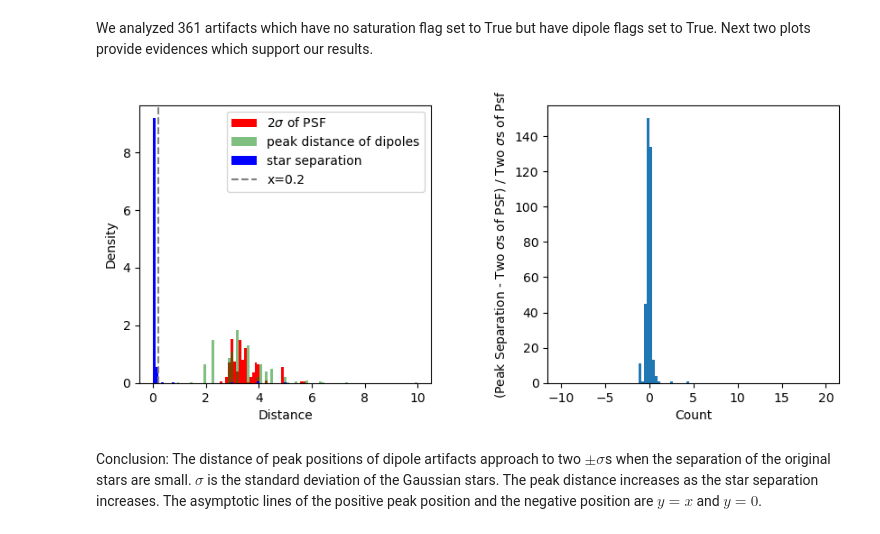
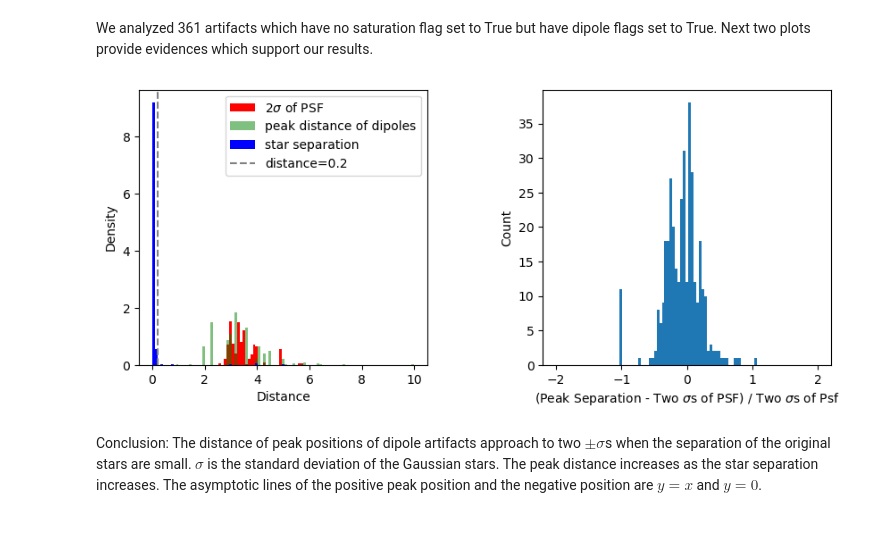
Before and after one commit to LSSTDESC/dia_improvement, a Jupyter notebook: devel/dipoe_separation_within_one_pixel.ipynb, the cells around one changed output. Drawn from its saved outputs; the diff is of its cells as text; code cells hidden in the pictures.

```diff
--- a/devel/dipoe_separation_within_one_pixel.ipynb
+++ b/devel/dipoe_separation_within_one_pixel.ipynb
@@ -365,25 +365,26 @@ df.to_csv('dipole_separation.csv', index=False)
 # %% [markdown]
 We analyzed 361 artifacts which have no saturation flag set to True but have dipole flags set to True. Next two plots provide evidences which support our results.
 # %%
+dipole_sep_df = pd.read_csv('./dipole_separation.csv')
+
 fig, ax = plt.subplots(1, 2, figsize=(10, 4))
 fig.subplots_adjust(wspace=0.4)
-dipole_sep_df = pd.read_csv('./dipole_separation.csv')
 ax[0].hist(dipole_sep_df['psf_sep'], bins=np.linspace(0,10,100), density=True,
          color='r', label='2$\sigma$ of PSF');
 ax[0].hist(dipole_sep_df['peak_sep'], bins=np.linspace(0,10,100), density=True,
          color='g', label='peak distance of dipoles', alpha=0.5)
 ax[0].hist(dipole_sep_df['star_sep'], bins=np.linspace(0,10,100), density=True,
          color='blue', label='star separation')
 x_threshold = 0.2
-ax[0].axvline(x=x_threshold, color='gray', linestyle='dashed', label=f'x={x_threshold}')
+ax[0].axvline(x=x_threshold, color='gray', linestyle='dashed', label=f'distance={x_threshold}')
 ax[0].set_xlabel('Distance')
 ax[0].set_ylabel('Density')
 ax[0].legend()
 sep_res = (dipole_sep_df['peak_sep'] - dipole_sep_df['psf_sep']) / dipole_sep_df['psf_sep']
-ax[1].hist(sep_res, bins = np.linspace(-10, 20, 100));
-ax[1].set_xlabel('Count')
-ax[1].set_ylabel('(Peak Separation - Two $\sigma$s of PSF) / Two $\sigma$s of Psf');
+ax[1].hist(sep_res, bins = np.linspace(-2, 2, 100));
+ax[1].set_xlabel('(Peak Separation - Two $\sigma$s of PSF) / Two $\sigma$s of Psf')
+ax[1].set_ylabel('Count');
 # %% [output]
-[figure, old version]
+[figure, new version]
 # %% [markdown]
 Conclusion: The distance of peak positions of dipole artifacts approach to two $\pm\sigma$s when the separation of the original stars are small. $\sigma$ is the standard deviation of the Gaussian stars. The peak distance increases as the star separation increases. The asymptotic lines of the positive peak position and the negative position are $y=x$ and $y=0$.
```
Also changed, not shown: parts of 2 cells of this notebook.
